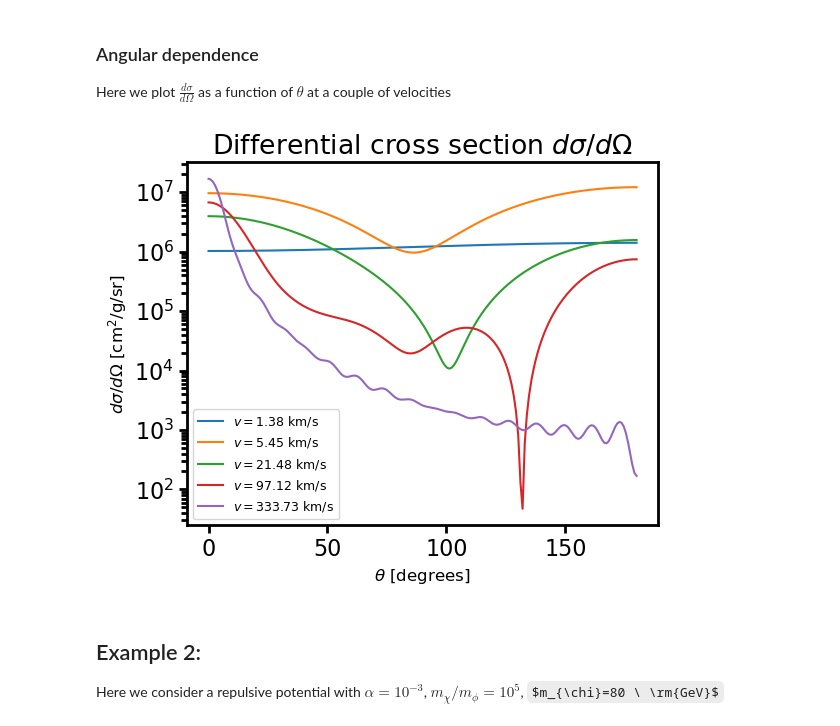
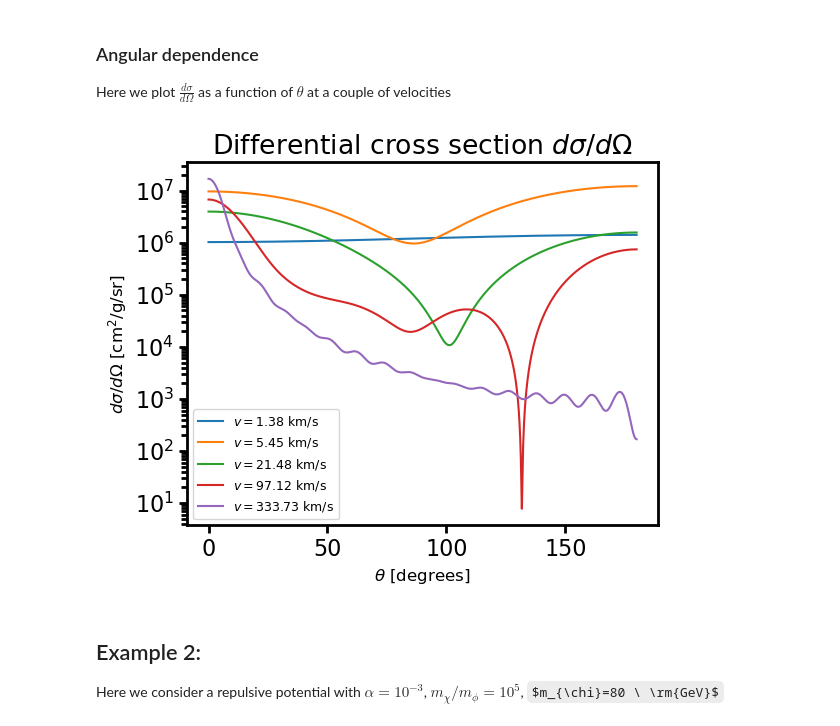
Before and after one commit to dangilman/pykawa, a Jupyter notebook: notebooks/cross_section_comparisons.ipynb, the cells around one changed output. Drawn from its saved outputs; the diff is of its cells as text; code cells hidden in the pictures; some formulas as TeX source.

```diff
--- a/notebooks/cross_section_comparisons.ipynb
+++ b/notebooks/cross_section_comparisons.ipynb
@@ -140,25 +140,25 @@ plt.show()
 
 Here we plot $\frac{d \sigma}{d \Omega}$ as a function of $\theta$ at a couple of velocities
 # %%
-theta = np.linspace(0, np.pi, 200)
+theta = np.linspace(0, np.pi, 20000)
 
 # pick a few representative velocities
 v_indices = [0, 10, 20, 31, 40]
 velocities = np.array([v[i] for i in v_indices])
 
 fig, ax = plt.subplots(figsize=(6, 5))
 for i in v_indices:
     dsigma = partial_wave_sum_angular(np.array([v[i]]), theta, phase_shifts[i:i+1])[0]
     ax.semilogy(np.degrees(theta), dsigma, label=f'$v = {{{v[i]:.2f}}}$ km/s')
 
 ax.set_xlabel(r'$\theta$ [degrees]', fontsize=12)
 ax.set_ylabel(r'$d\sigma/d\Omega\ [\mathrm{cm}^2/\mathrm{g/sr}]$', fontsize=12)
 ax.set_title(r'Differential cross section $d\sigma/d\Omega$')
 ax.legend(fontsize=9)
 plt.tight_layout()
 plt.show()
 # %% [output]
-[figure, old version]
+[figure, new version]
 # %% [markdown]
 ## Example 2:
 
```
Also changed, not shown: parts of 3 cells of this notebook, 5 other files.
